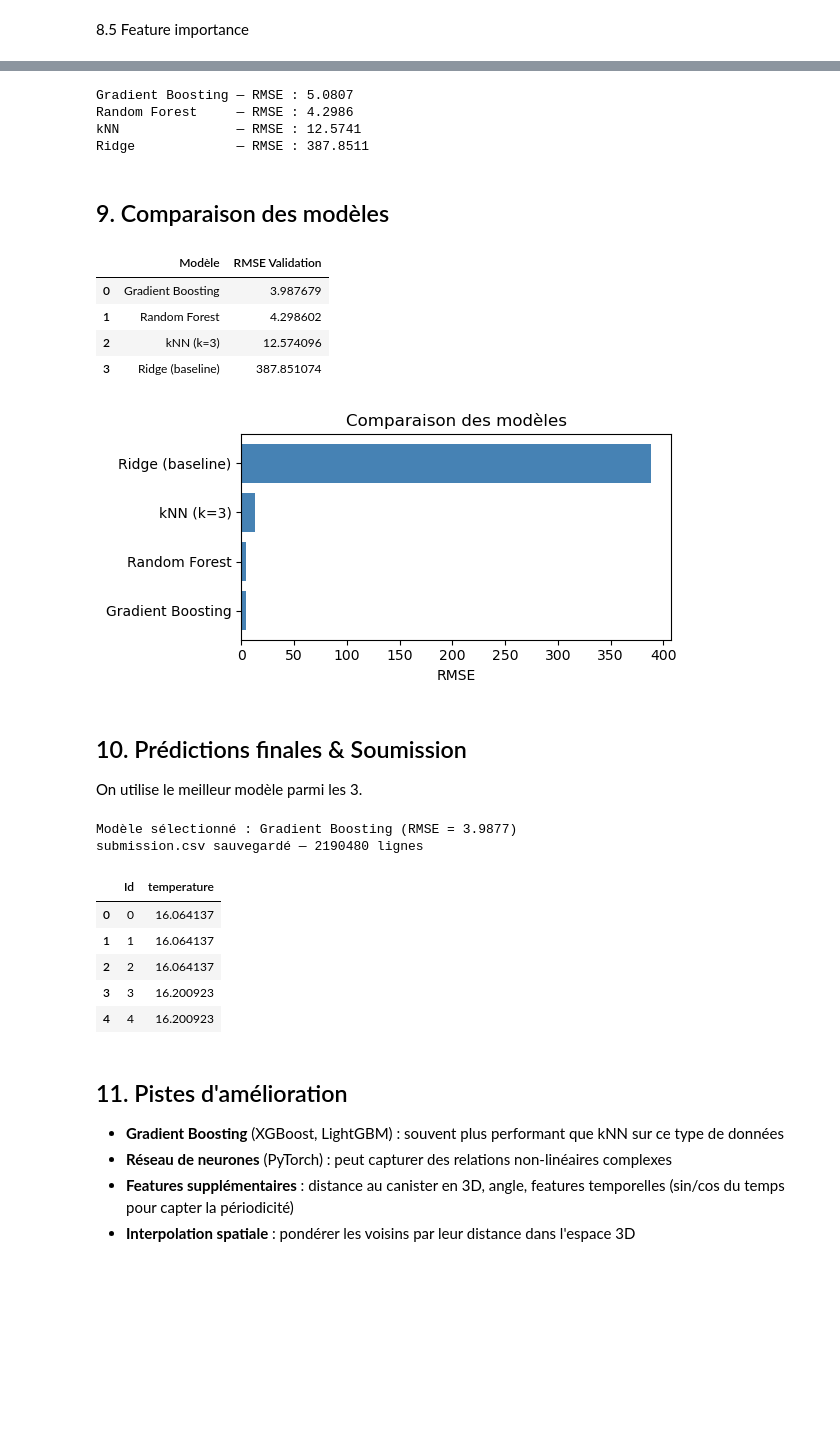
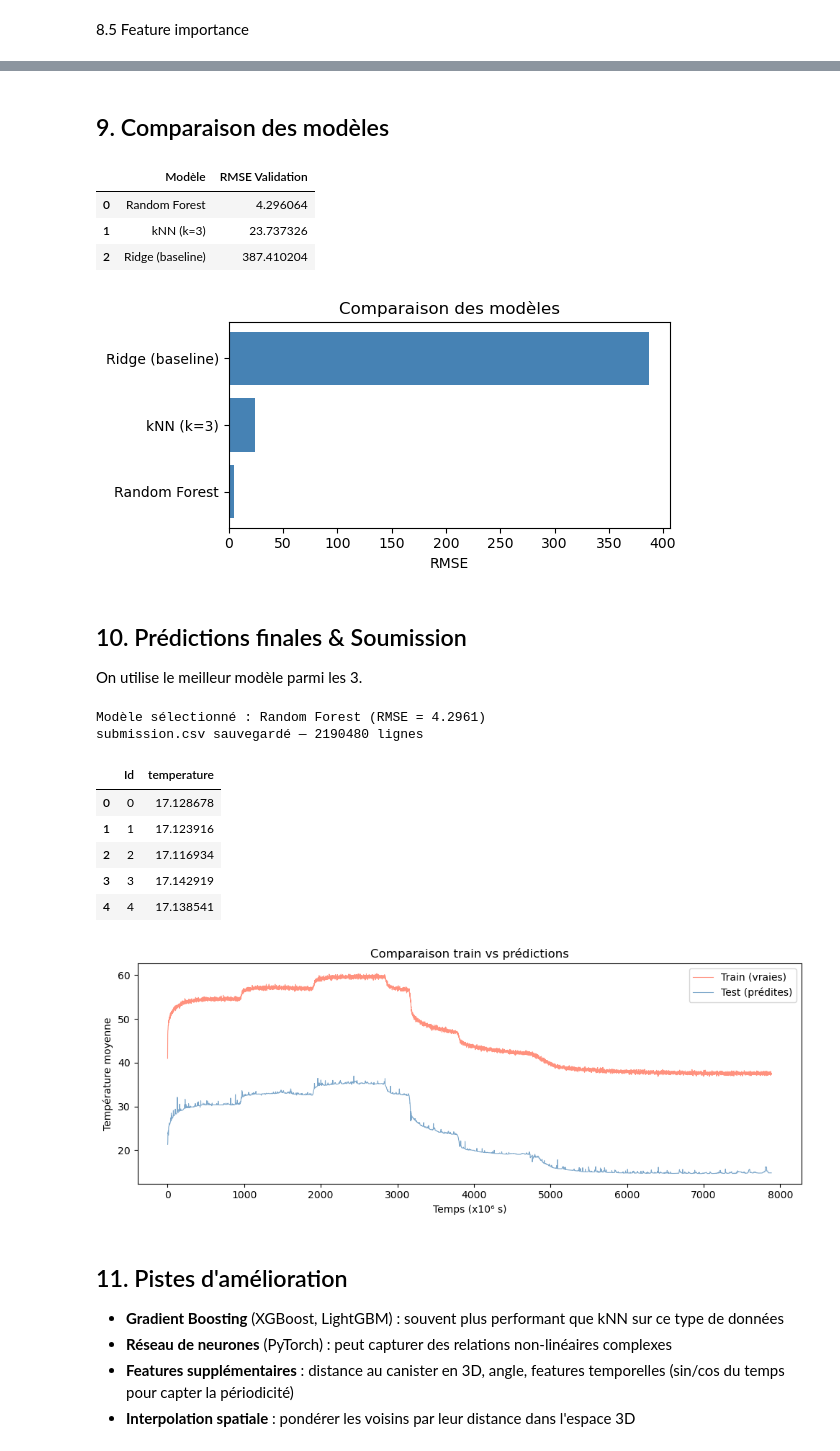
Before and after one commit to NourNaja-leb/IntroML-2026, a Jupyter notebook: ml_project/train.ipynb, the cells around one changed output, grey strips where cells are left out. Drawn from its saved outputs; the diff is of its cells as text; code cells hidden in the pictures; blank space fills up the shorter version.

```diff
--- a/ml_project/train.ipynb
+++ b/ml_project/train.ipynb
@@ -424,66 +392,35 @@ plt.show()
-# %%
-from sklearn.ensemble import GradientBoostingRegressor
-
-# Sample plus petit car GBR est plus lent (arbres séquentiels)
-np.random.seed(42)
-idx_gb = np.random.choice(len(X_train_s), size=500_000, replace=False)
-X_gb = X_train_s[idx_gb]
-y_gb = y_train[idx_gb]
-
-gb = GradientBoostingRegressor(
-    n_estimators=200,
-    learning_rate=0.1,
-    max_depth=20,
-    random_state=42
-)
-gb.fit(X_gb, y_gb)
-
-y_pred_val_gb = gb.predict(X_val_s)
-rmse_gb = np.sqrt(mean_squared_error(y_val, y_pred_val_gb))
-print(f'Gradient Boosting — RMSE : {rmse_gb:.4f}')
-print(f'Random Forest     — RMSE : {rmse_rf:.4f}')
-print(f'kNN               — RMSE : {rmse_knn:.4f}')
-print(f'Ridge             — RMSE : {rmse_ridge:.4f}')
-# %% [output]
-Gradient Boosting — RMSE : 5.0807
-Random Forest     — RMSE : 4.2986
-kNN               — RMSE : 12.5741
-Ridge             — RMSE : 387.8511
 # %% [markdown]
 ## 9. Comparaison des modèles
 # %%
 results = pd.DataFrame({
-    'Modèle': ['Ridge (baseline)', f'kNN (k={best_k})', 'Random Forest', 'Gradient Boosting'],
-    'RMSE Validation': [rmse_ridge, rmse_knn, rmse_rf, rmse_gb]
+    'Modèle': ['Ridge (baseline)', f'kNN (k={best_k})', 'Random Forest'],
+    'RMSE Validation': [rmse_ridge, rmse_knn, rmse_rf]
 })
 results = results.sort_values('RMSE Validation').reset_index(drop=True)
 display(results)
 
 plt.figure(figsize=(6, 3))
 plt.barh(results['Modèle'], results['RMSE Validation'], color='steelblue')
 plt.xlabel('RMSE')
 plt.title('Comparaison des modèles')
 plt.tight_layout()
 plt.show()
 # %% [output]
 |  | Modèle | RMSE Validation |
-| 0 | Gradient Boosting | 3.987679 |
-| 1 | Random Forest | 4.298602 |
-| 2 | kNN (k=3) | 12.574096 |
-| 3 | Ridge (baseline) | 387.851074 |
+| 0 | Random Forest | 4.296064 |
+| 1 | kNN (k=3) | 23.737326 |
+| 2 | Ridge (baseline) | 387.410204 |
-[figure, old version]
+[figure, new version]
 # %% [markdown]
 ## 10. Prédictions finales & Soumission
 
 On utilise le meilleur modèle parmi les 3.
 # %%
 # Choisir le meilleur modèle
-best_rmse = min(rmse_ridge, rmse_knn, rmse_rf, rmse_gb)
+best_rmse = min(rmse_ridge, rmse_knn, rmse_rf)
 
-if best_rmse == rmse_gb:
-    y_pred = gb.predict(X_test_s)
-    best_model_name = 'Gradient Boosting'
-elif best_rmse == rmse_rf:
+
+if best_rmse == rmse_rf:
     y_pred = rf.predict(X_test_s)
     best_model_name = 'Random Forest'
 elif best_rmse == rmse_knn:
@@ -509,14 +446,33 @@ submission.to_csv('submission.csv', index=False)
 print(f'submission.csv sauvegardé — {len(submission)} lignes')
 display(submission.head())
 # %% [output]
-Modèle sélectionné : Gradient Boosting (RMSE = 3.9877)
+Modèle sélectionné : Random Forest (RMSE = 4.2961)
 submission.csv sauvegardé — 2190480 lignes
 |  | Id | temperature |
-| 0 | 0 | 16.064137 |
-| 1 | 1 | 16.064137 |
-| 2 | 2 | 16.064137 |
-| 3 | 3 | 16.200923 |
-| 4 | 4 | 16.200923 |
+| 0 | 0 | 17.128678 |
+| 1 | 1 | 17.123916 |
+| 2 | 2 | 17.116934 |
+| 3 | 3 | 17.142919 |
+| 4 | 4 | 17.138541 |
+# %%
+# Comparaison train vs prédictions par timestep
+test_with_pred = test.copy()
+test_with_pred['temperature_pred'] = y_pred
+
+temp_train = train_clean.groupby('time')['temperature'].mean()
+temp_pred  = test_with_pred.groupby('time')['temperature_pred'].mean()
+
+plt.figure(figsize=(10, 4))
+plt.plot(temp_train.index / 1e6, temp_train.values, label='Train (vraies)', color='tomato', alpha=0.7, linewidth=0.8)
+plt.plot(temp_pred.index / 1e6, temp_pred.values, label='Test (prédites)', color='steelblue', alpha=0.7, linewidth=0.8)
+plt.title('Comparaison train vs prédictions')
+plt.xlabel('Temps (x10⁶ s)')
+plt.ylabel('Température moyenne')
+plt.legend()
+plt.tight_layout()
+plt.show()
+# %% [output]
+[figure, added]
 # %% [markdown]
 ## 11. Pistes d'amélioration
 
```
Also changed, not shown: parts of 10 cells of this notebook, 3 other files.
